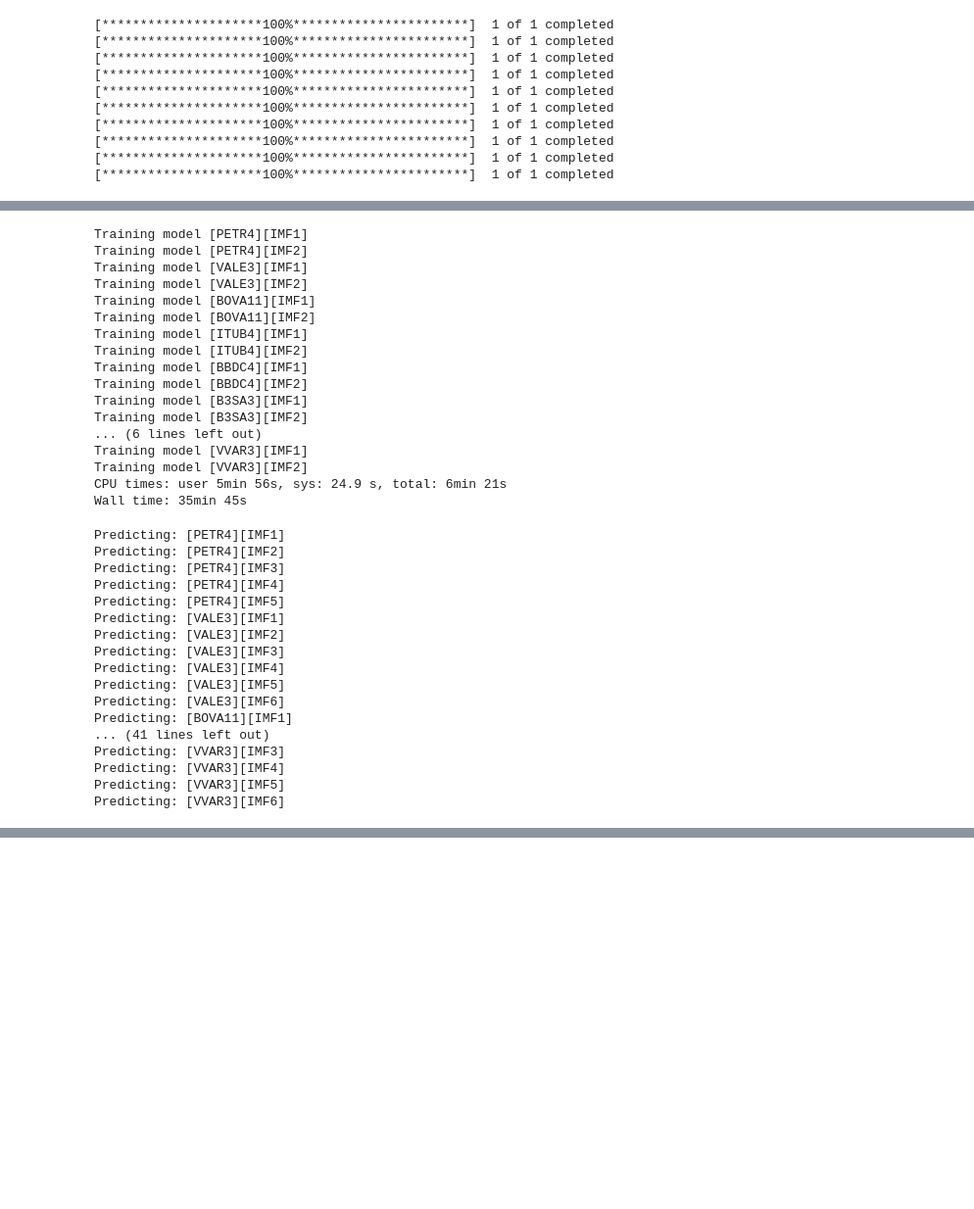
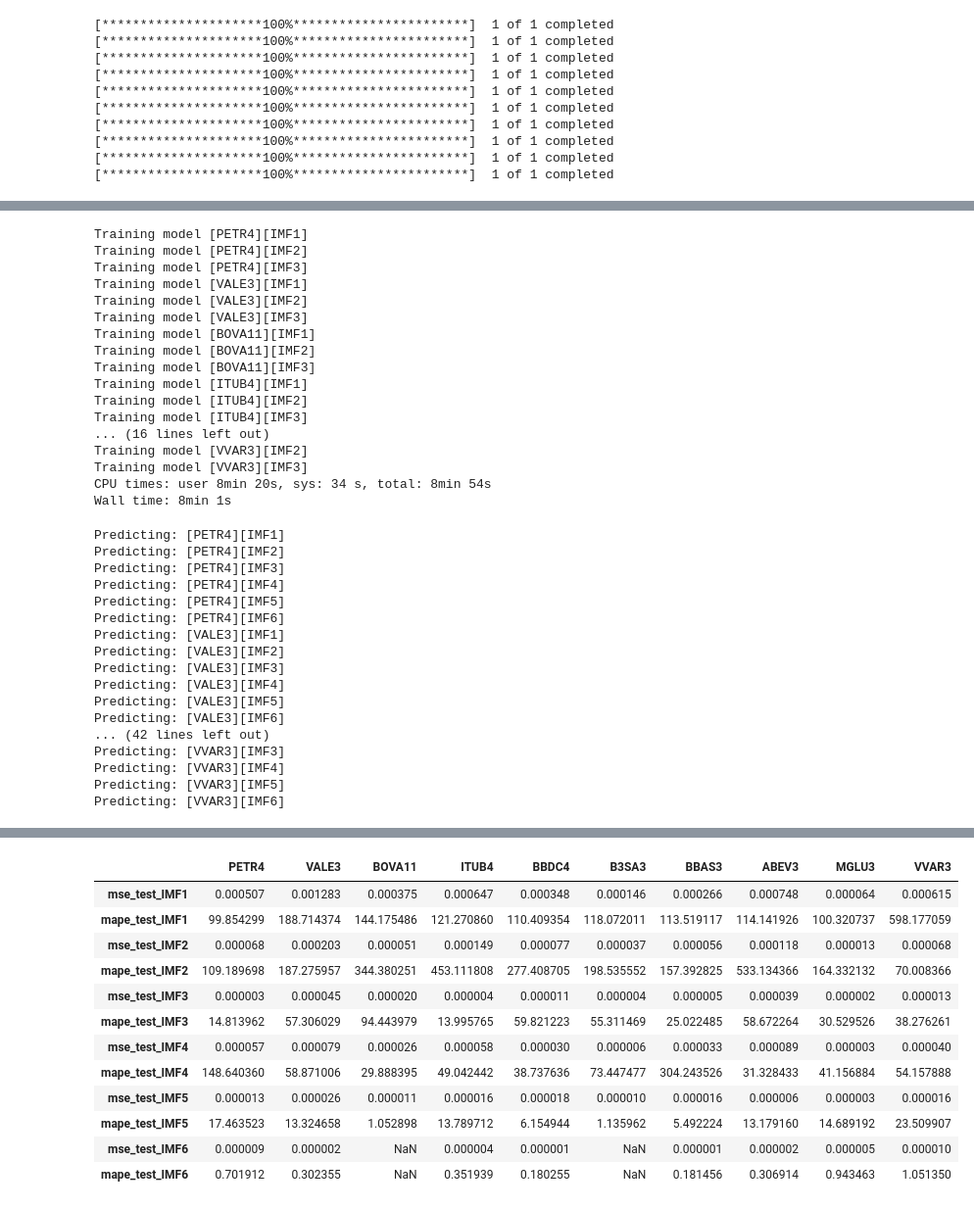
Before and after one commit to avilarenan/xlstmceemdan, a Jupyter notebook: lstm_ceemdan_spline.ipynb, the cells around one changed output, grey strips where cells are left out. Shown at 98% size. Drawn from its saved outputs; the diff is of its cells as text; code cells hidden in the pictures; blank space fills up the shorter version.

```diff
--- a/lstm_ceemdan_spline.ipynb
+++ b/lstm_ceemdan_spline.ipynb
@@ -274,7 +274,7 @@ model_epochs = {
     'DEFAULT': 1000
 }
 
-imfs_to_predict_with_neural = ['IMF1','IMF2']
+imfs_to_predict_with_neural = ['IMF1','IMF2','IMF3']
 
 for ticker in train_generators:
     models[ticker] = {}
@@ -312,21 +312,21 @@ for ticker in train_generators:
 # %% [output]
 Training model [PETR4][IMF1]
 Training model [PETR4][IMF2]
+Training model [PETR4][IMF3]
 Training model [VALE3][IMF1]
 Training model [VALE3][IMF2]
+Training model [VALE3][IMF3]
 Training model [BOVA11][IMF1]
 Training model [BOVA11][IMF2]
+Training model [BOVA11][IMF3]
 Training model [ITUB4][IMF1]
 Training model [ITUB4][IMF2]
-Training model [BBDC4][IMF1]
-Training model [BBDC4][IMF2]
-Training model [B3SA3][IMF1]
-Training model [B3SA3][IMF2]
-... (6 lines left out)
-Training model [VVAR3][IMF1]
+Training model [ITUB4][IMF3]
+... (16 lines left out)
 Training model [VVAR3][IMF2]
-CPU times: user 5min 56s, sys: 24.9 s, total: 6min 21s
-Wall time: 35min 45s
+Training model [VVAR3][IMF3]
+CPU times: user 8min 20s, sys: 34 s, total: 8min 54s
+Wall time: 8min 1s
 # %%
 results = {}
 
@@ -397,14 +397,14 @@ Predicting: [PETR4][IMF2]
 Predicting: [PETR4][IMF3]
 Predicting: [PETR4][IMF4]
 Predicting: [PETR4][IMF5]
+Predicting: [PETR4][IMF6]
 Predicting: [VALE3][IMF1]
 Predicting: [VALE3][IMF2]
 Predicting: [VALE3][IMF3]
 Predicting: [VALE3][IMF4]
 Predicting: [VALE3][IMF5]
 Predicting: [VALE3][IMF6]
-Predicting: [BOVA11][IMF1]
-... (41 lines left out)
+... (42 lines left out)
 Predicting: [VVAR3][IMF3]
 Predicting: [VVAR3][IMF4]
 Predicting: [VVAR3][IMF5]
@@ -439,6 +439,61 @@ plot_imf = 'IMF1'
 concatenated_results[plot_ticker][plot_feature][plot_imf].iplot(title=f'{plot_ticker} {plot_feature} {plot_imf}', asFigure=True, layout=space)
 # %% [output]
 [interactive output not drawn]
+# %%
+concatenated_results_copy = concatenated_results.copy()
+accuracies_per_imf_detailed = {}
+
+for ticker in concatenated_results_copy:
+    accuracies_per_imf_detailed[ticker] = {}
+    for feature in concatenated_results_copy[ticker]:
+        # we are predicting only Adj Close, so we don't need to specify which feature we are predicting here
+        # accuracies_per_imf_detailed[ticker][feature] = {}
+        for imf_level in concatenated_results_copy[ticker][feature]:
+            real_test = concatenated_results_copy[ticker][feature][imf_level]['real_test'].values
+            predicted_test = concatenated_results_copy[ticker][feature][imf_level]['predicted_test'].values
+            real_validation = concatenated_results_copy[ticker][feature][imf_level]['real_validation'].values
+            predicted_validation = concatenated_results_copy[ticker][feature][imf_level]['predicted_validation'].values
+            real_train = concatenated_results_copy[ticker][feature][imf_level]['real_train'].values
+            predicted_train = concatenated_results_copy[ticker][feature][imf_level]['predicted_train'].values
+
+            # removing offset nan
+            real_test = real_test[~np.isnan(real_test)]
+            predicted_test = predicted_test[~np.isnan(predicted_test)]
+            real_validation = real_validation[~np.isnan(real_validation)]
+            predicted_validation = predicted_validation[~np.isnan(predicted_validation)]
+            real_train = real_train[~np.isnan(real_train)]
+            predicted_train = predicted_train[~np.isnan(predicted_train)]
+
+            accuracies_per_imf_detailed[ticker][f'mse_test_{imf_level}'] = mean_squared_error(real_train,predicted_train)
+            accuracies_per_imf_detailed[ticker][f'mape_test_{imf_level}'] = np.mean(np.abs((real_train - predicted_train) / real_train)) * 100
+
+            # we sre only interested in the test accuracy here, so no need for specifying train and validation accuracies
+            # accuracies_per_imf_detailed[ticker] = {
+            #     'mse_train':mean_squared_error(real_test,predicted_test),
+            #     'mse_validation':mean_squared_error(real_validation,predicted_validation),
+            #     'mse_test':mean_squared_error(real_train,predicted_train),
+            #     'mape_train':np.mean(np.abs((real_test - predicted_test) / real_test)) * 100,
+            #     'mape_validation':np.mean(np.abs((real_validation - predicted_validation) / real_validation)) * 100,
+            #     'mape_test':np.mean(np.abs((real_train - predicted_train) / real_train)) * 100,
+            # }
+
+df_accuracies_by_imfs = pd.DataFrame.from_dict(accuracies_per_imf_detailed)
+df_accuracies_by_imfs.to_csv(f'exp_records_accuracy_per_imf/lstm_ceemdan_spline_per_imf_{datetime.now().strftime("%H_%M_%S_%m_%d_%Y")}.csv', sep=',', encoding='utf-8')
+df_accuracies_by_imfs
+# %% [output]
+|  | PETR4 | VALE3 | BOVA11 | ITUB4 | BBDC4 | B3SA3 | BBAS3 | ABEV3 | MGLU3 | VVAR3 |
+| mse_test_IMF1 | 0.000507 | 0.001283 | 0.000375 | 0.000647 | 0.000348 | 0.000146 | 0.000266 | 0.000748 | 0.000064 | 0.000615 |
+| mape_test_IMF1 | 99.854299 | 188.714374 | 144.175486 | 121.270860 | 110.409354 | 118.072011 | 113.519117 | 114.141926 | 100.320737 | 598.177059 |
+| mse_test_IMF2 | 0.000068 | 0.000203 | 0.000051 | 0.000149 | 0.000077 | 0.000037 | 0.000056 | 0.000118 | 0.000013 | 0.000068 |
+| mape_test_IMF2 | 109.189698 | 187.275957 | 344.380251 | 453.111808 | 277.408705 | 198.535552 | 157.392825 | 533.134366 | 164.332132 | 70.008366 |
+| mse_test_IMF3 | 0.000003 | 0.000045 | 0.000020 | 0.000004 | 0.000011 | 0.000004 | 0.000005 | 0.000039 | 0.000002 | 0.000013 |
+| mape_test_IMF3 | 14.813962 | 57.306029 | 94.443979 | 13.995765 | 59.821223 | 55.311469 | 25.022485 | 58.672264 | 30.529526 | 38.276261 |
+| mse_test_IMF4 | 0.000057 | 0.000079 | 0.000026 | 0.000058 | 0.000030 | 0.000006 | 0.000033 | 0.000089 | 0.000003 | 0.000040 |
+| mape_test_IMF4 | 148.640360 | 58.871006 | 29.888395 | 49.042442 | 38.737636 | 73.447477 | 304.243526 | 31.328433 | 41.156884 | 54.157888 |
+| mse_test_IMF5 | 0.000013 | 0.000026 | 0.000011 | 0.000016 | 0.000018 | 0.000010 | 0.000016 | 0.000006 | 0.000003 | 0.000016 |
+| mape_test_IMF5 | 17.463523 | 13.324658 | 1.052898 | 13.789712 | 6.154944 | 1.135962 | 5.492224 | 13.179160 | 14.689192 | 23.509907 |
+| mse_test_IMF6 | 0.000009 | 0.000002 | NaN | 0.000004 | 0.000001 | NaN | 0.000001 | 0.000002 | 0.000005 | 0.000010 |
+| mape_test_IMF6 | 0.701912 | 0.302355 | NaN | 0.351939 | 0.180255 | NaN | 0.181456 | 0.306914 | 0.943463 | 1.051350 |
 # %%
 # recomposing prediction by arithmetically adding the IMF curves
 
```
Also changed, not shown: parts of 2 cells of this notebook, 34 other files.
